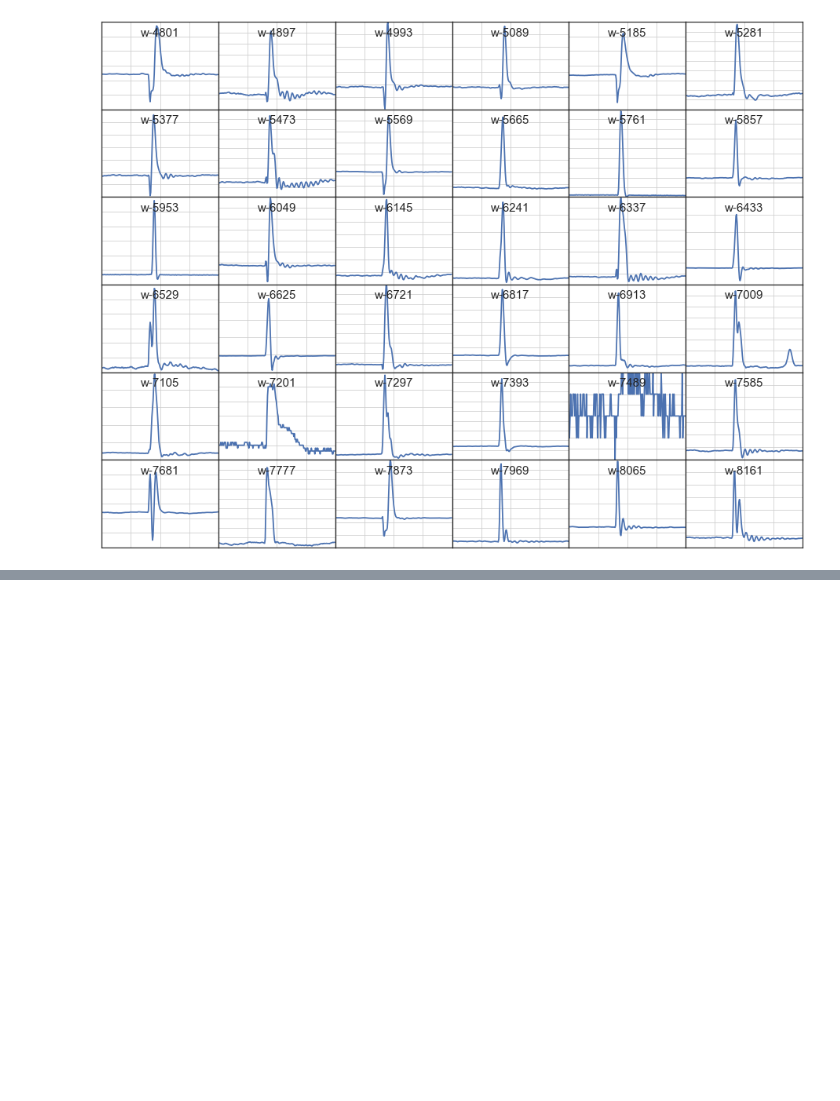
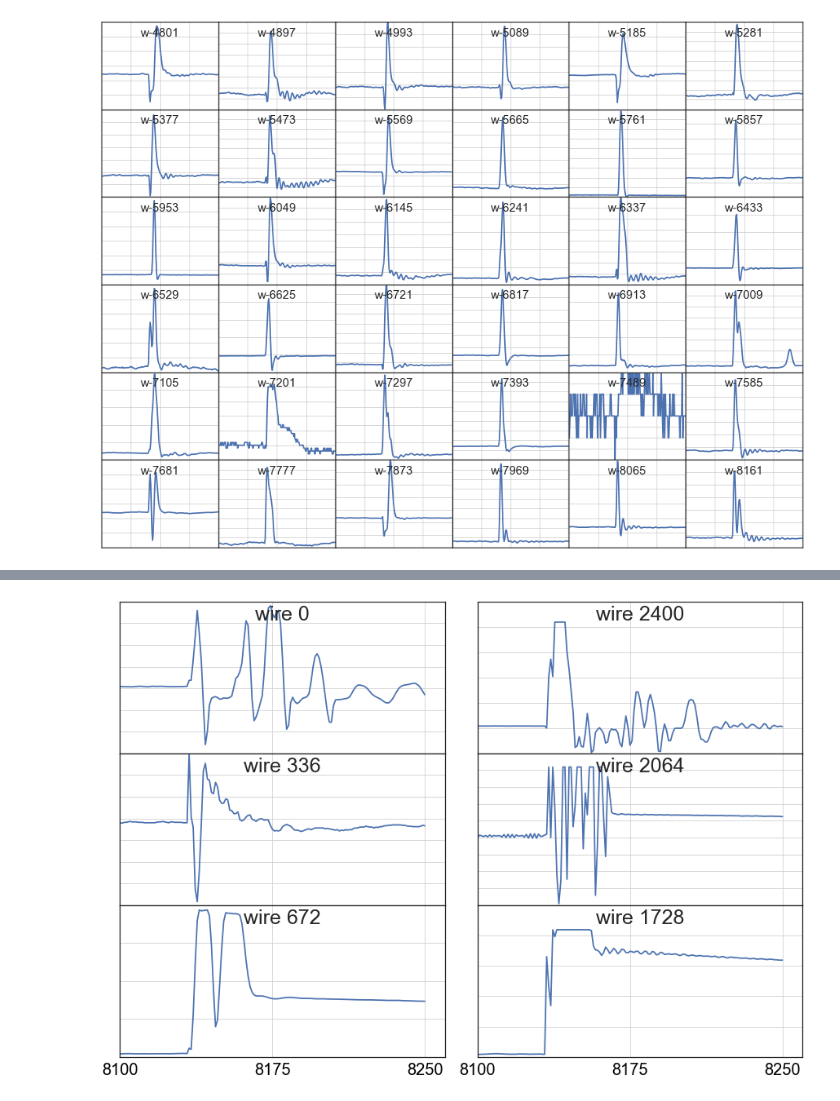
Before and after one commit to erezcoh4/operations, a Jupyter notebook: BurstNoiseCheck/notebooks/waveforms.ipynb, the cells around one changed output, grey strips where cells are left out. Drawn from its saved outputs; the diff is of its cells as text; code cells hidden in the pictures; blank space fills up the shorter version.

```diff
--- a/BurstNoiseCheck/notebooks/waveforms.ipynb
+++ b/BurstNoiseCheck/notebooks/waveforms.ipynb
@@ -326,0 +383,36 @@ for i,wire in enumerate(np.arange(4801,8256,96)):#,6337,6338,6339]):#np.arange(4
+# %%
+run , subrun , event = 10039 , 1 , 59
+Uwires = [0,2400,672/2,2400-672/2,672,2400-672]
+Vwires = [2401,2401+672/2,2401+672,4800-672,4800-672/2,4800]
+
+# t_min , t_max = 8100 , 8400
+# title = 'r-%d/s-%d/e-%d wave-forms'%(run , subrun , event)
+# fig,ax=plt.subplots(figsize=(12,6))
+# for wire in np.array(Uwires):
+
+#     h=hist2array(histograms_file.Get("h_wf_r%d_s%d_e%d_wire%d"%(run , subrun , event , wire)))
+#     plt.plot(np.arange(t_min , t_max,1), h[t_min:t_max],label='wire %d'%wire)
+# set_axes(ax,x_label='time tick',y_label='ADC',fontsize=20)
+# ax.grid('--',alpha=0.75)
+# ax.legend(bbox_to_anchor=(1.05, 1), loc=2, borderaxespad=0.,fontsize=20,ncol=1)
+
+
+t_min , t_max = 8100 , 8251
+
+fig=plt.figure(figsize=(15,10))
+for i,wire in enumerate(Uwires):
+
+    ax=fig.add_subplot(3,2,i+1)
+    h=hist2array(histograms_file.Get("h_wf_r%d_s%d_e%d_wire%d"%(run , subrun , event , wire)))
+    plt.plot(np.arange(t_min , t_max,1), h[t_min:t_max])
+    plt.title('wire %d'%wire,y=0.85,fontsize=25)
+    if (i<4):
+        ax.xaxis.set_major_formatter( NullFormatter() )
+        x_label=''
+    ax.yaxis.set_major_formatter( NullFormatter() )
+    set_axes(ax,x_label=x_label,y_label='',fontsize=20)
+    ax.grid('--',alpha=0.75)
+    plt.xticks(np.arange(t_min,t_max,75))
+plt.subplots_adjust(hspace=0.,wspace=0.1)
+# %% [output]
+[figure, added]
```
Also changed, not shown: parts of 5 cells of this notebook.
